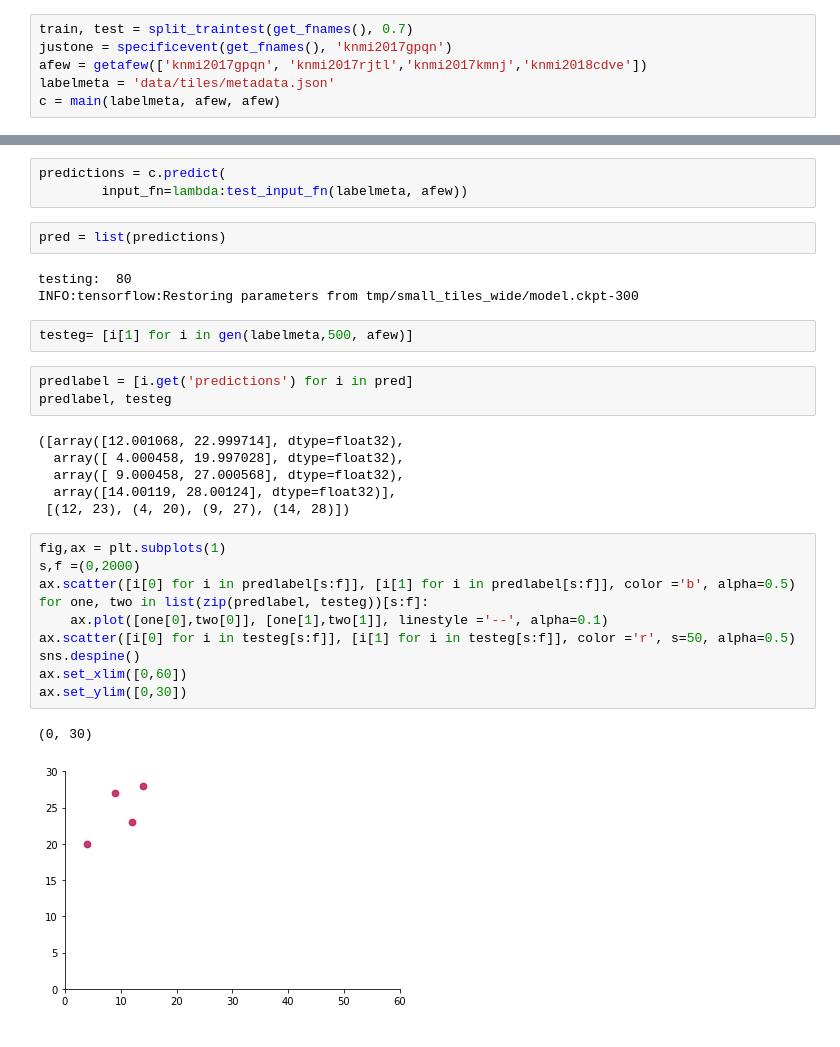
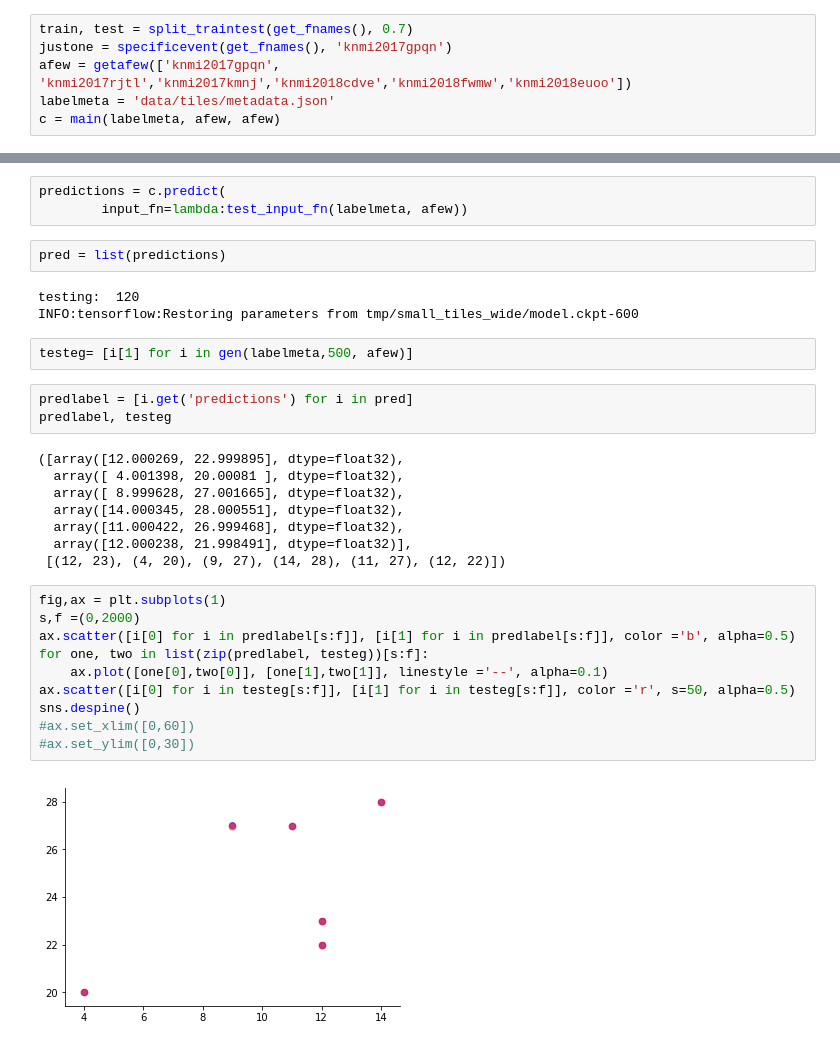
Before and after one commit to jamesjarlathlong/groningen, a Jupyter notebook: notebooks/loading_training_data.ipynb, the cells around one changed output, grey strips where cells are left out. Saved outputs shown, nothing was run; the diff lists cells and outputs as text.

```diff
--- a/notebooks/loading_training_data.ipynb
+++ b/notebooks/loading_training_data.ipynb
@@ -201,7 +201,7 @@ def main(labelmeta, train_fnames, test_fnames):
 # %%
 train, test = split_traintest(get_fnames(), 0.7)
 justone = specificevent(get_fnames(), 'knmi2017gpqn')
-afew = getafew(['knmi2017gpqn', 'knmi2017rjtl','knmi2017kmnj','knmi2018cdve'])
+afew = getafew(['knmi2017gpqn', 'knmi2017rjtl','knmi2017kmnj','knmi2018cdve','knmi2018fwmw','knmi2018euoo'])
 labelmeta = 'data/tiles/metadata.json'
 c = main(labelmeta, afew, afew)
 # %% [output]
@@ -226,31 +228,32 @@ predictions = c.predict(
 # %%
 pred = list(predictions)
 # %% [output]
-testing:  80
-INFO:tensorflow:Restoring parameters from tmp/small_tiles_wide/model.ckpt-300
+testing:  120
+INFO:tensorflow:Restoring parameters from tmp/small_tiles_wide/model.ckpt-600
 # %%
 testeg= [i[1] for i in gen(labelmeta,500, afew)]
 # %%
 predlabel = [i.get('predictions') for i in pred]
 predlabel, testeg
 # %% [output]
-([array([12.001068, 22.999714], dtype=float32),
-  array([ 4.000458, 19.997028], dtype=float32),
-  array([ 9.000458, 27.000568], dtype=float32),
-  array([14.00119, 28.00124], dtype=float32)],
- [(12, 23), (4, 20), (9, 27), (14, 28)])
+([array([12.000269, 22.999895], dtype=float32),
+  array([ 4.001398, 20.00081 ], dtype=float32),
+  array([ 8.999628, 27.001665], dtype=float32),
+  array([14.000345, 28.000551], dtype=float32),
+  array([11.000422, 26.999468], dtype=float32),
+  array([12.000238, 21.998491], dtype=float32)],
+ [(12, 23), (4, 20), (9, 27), (14, 28), (11, 27), (12, 22)])
 # %%
 fig,ax = plt.subplots(1)
 s,f =(0,2000)
 ax.scatter([i[0] for i in predlabel[s:f]], [i[1] for i in predlabel[s:f]], color ='b', alpha=0.5)
 for one, two in list(zip(predlabel, testeg))[s:f]:
     ax.plot([one[0],two[0]], [one[1],two[1]], linestyle ='--', alpha=0.1)
 ax.scatter([i[0] for i in testeg[s:f]], [i[1] for i in testeg[s:f]], color ='r', s=50, alpha=0.5)
 sns.despine()
-ax.set_xlim([0,60])
-ax.set_ylim([0,30])
+#ax.set_xlim([0,60])
+#ax.set_ylim([0,30])
 # %% [output]
-(0, 30)
-[figure, old version]
+[figure, new version]
 # %%
 print(justone)
```
Also changed, not shown: parts of 2 cells of this notebook.
